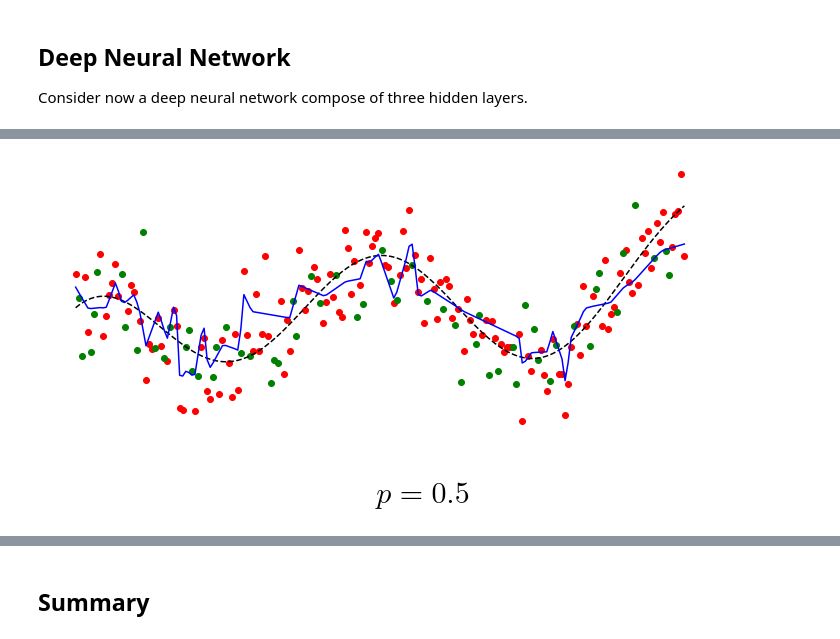
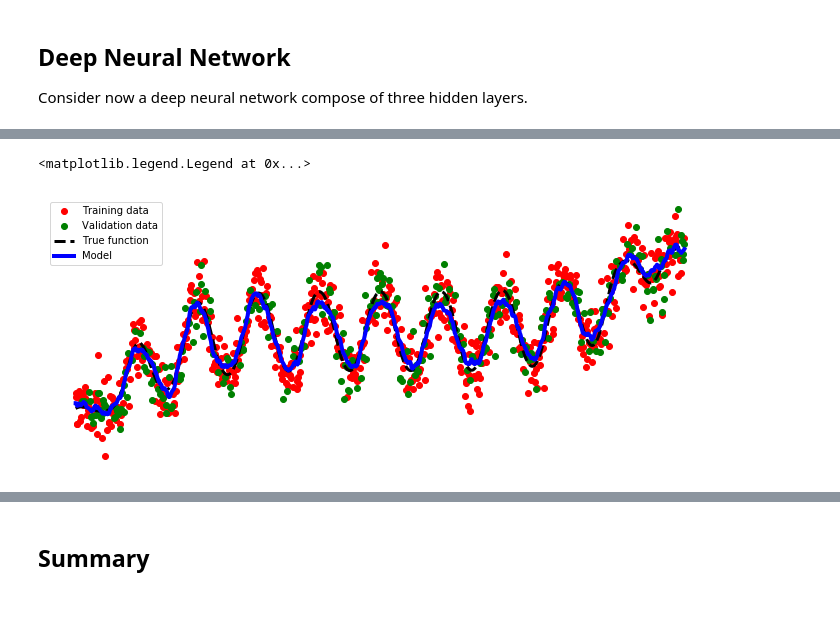
Before and after one commit to tarikfahlaoui/PyTorch, a Jupyter notebook: PyTorch_regression.ipynb, the cells around one changed output, grey strips where cells are left out. Cells and saved outputs as stored; diff of their text form; code cells hidden in the pictures; blank space fills up the shorter version.

```diff
--- a/PyTorch_regression.ipynb
+++ b/PyTorch_regression.ipynb
@@ -12,14 +12,17 @@ import pandas as pd
 
 %matplotlib inline
 
-h = 0.01
-var = 0.6
-omega = 2*math.pi
+h = 0.002
+var = 0.2
+omega = 10*math.pi
+eps = 0.5
 x = torch.arange(-1,1,h).view((-1,1))
-y_true = (torch.pow(x,5)+torch.cos(omega*x)).view((-1,1))
+y_true = (2*torch.pow(x,5)+eps*torch.cos(omega*x)).view((-1,1))
+y_true = torch.tanh(y_true)
 y = y_true + var*torch.randn(x.size())
 plt.figure(figsize=(12,5))
 plt.axis('off')
-plt.plot(x,y,'ro')
-plt.plot(x,y_true,'k--')
+plt.plot(x,y,'ro', label ='data')
+plt.plot(x,y_true,'k--',linewidth='3', label='True function')
+plt.legend()
 # %% [output]
@@ -360,0 +329,5 @@ epoch 7200 / loss = 0.2463291734457016
+# %%
+from sklearn.svm import SVR
+
+clf = SVR(C=1.0, kernel='rbf')
+clf.fit(x_train, y_train.reshape(-1,))
@@ -428,0 +371,7 @@ epoch 7200 / loss = 0.41607093811035156
+# %%
+from sklearn.gaussian_process.kernels import Matern
+
+kernel =  Matern(nu=0.35)
+
+clf = SVR(C=1.0, kernel=kernel)
+clf.fit(x_train, y_train.reshape(-1,))
@@ -441,12 +395,13 @@ y_pred = model_2(x, 0).detach().numpy()
+# %%
+y_pred = clf.predict(x)
 # %%
 plt.figure(figsize=(12,5))
 plt.axis('off')
-plt.plot(x_train,y_train,'ro')
-plt.plot(x_test,y_test,'go')
-plt.plot(x,y_true,'k--')
-plt.plot(x,y_pred,'b-')
-plt.show()
+plt.plot(x_train,y_train,'ro', label='Training data')
+plt.plot(x_test,y_test,'go', label='Validation data')
+plt.plot(x,y_true,'k--',linewidth='3', label='True function')
+plt.plot(x,y_pred,'b-',linewidth='4', label='Model')
+plt.legend()
 # %% [output]
+<matplotlib.legend.Legend at 0x...>
-[figure, old version]
+[figure, new version]
-# %% [markdown]
-# $$p=0.5$$
```
Also changed, not shown: parts of 56 cells of this notebook.
